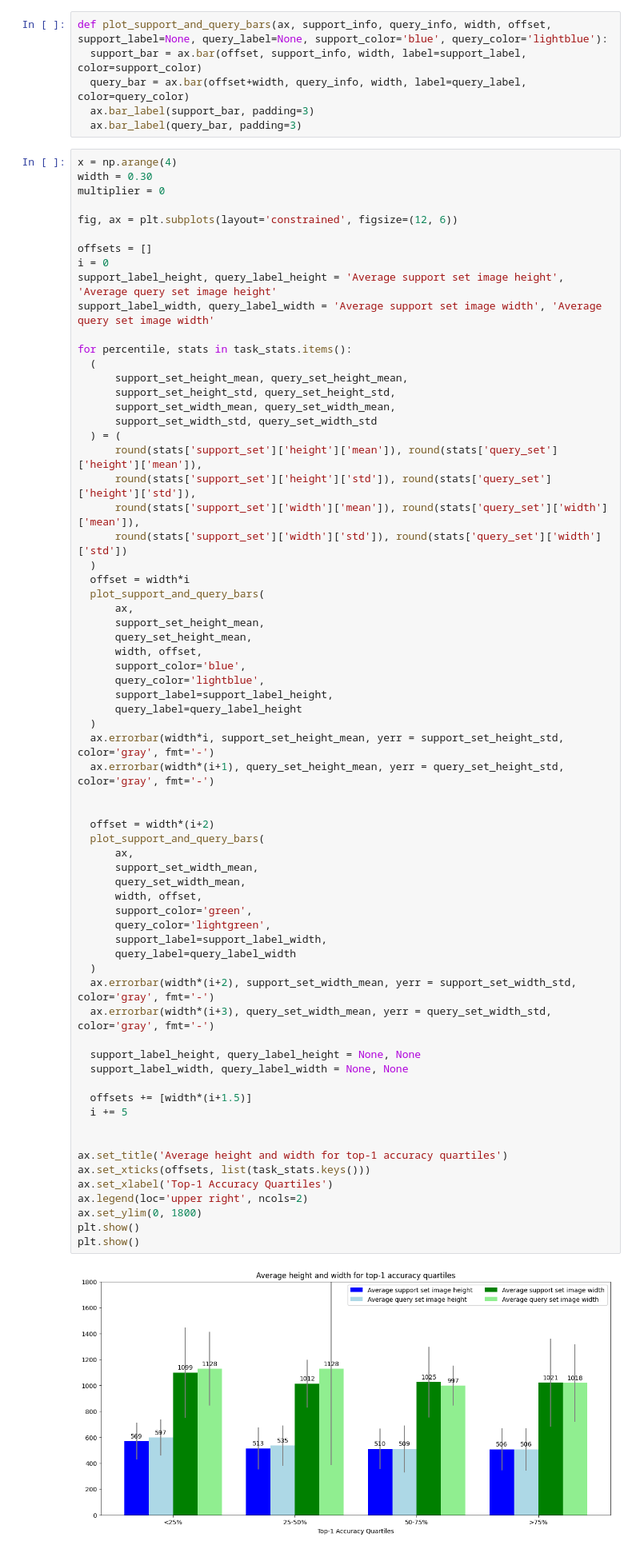
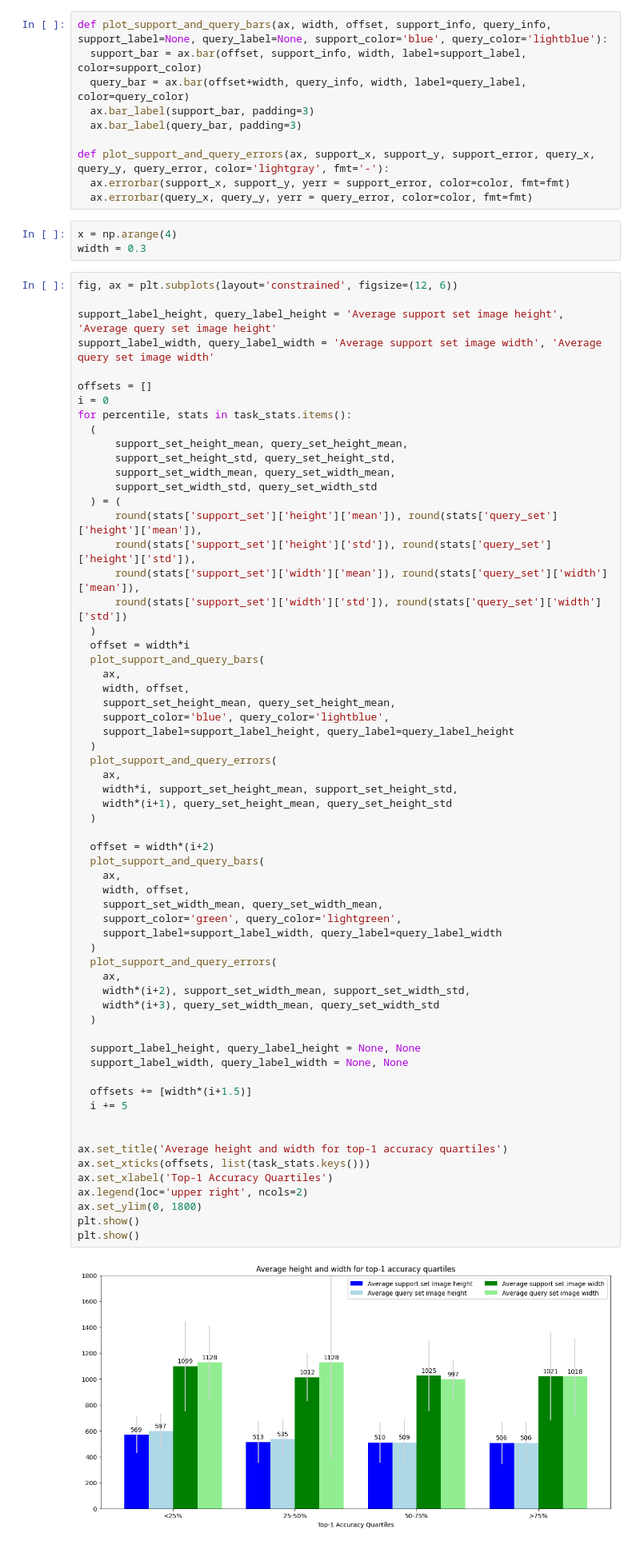
Before and after one commit to jwells52/creating-ai-enabled-systems, a Jupyter notebook: Research Project/notebooks/fsl_experiment3.ipynb, the cells around one changed output. Shown at 80% size. Cells and saved outputs as stored; diff of their text form.

```diff
--- a/Research Project/notebooks/fsl_experiment3.ipynb
+++ b/Research Project/notebooks/fsl_experiment3.ipynb
@@ -260,21 +262,24 @@ for percentile, sets in task_images.items():
 # %%
-def plot_support_and_query_bars(ax, support_info, query_info, width, offset, support_label=None, query_label=None, support_color='blue', query_color='lightblue'):
+def plot_support_and_query_bars(ax, width, offset, support_info, query_info, support_label=None, query_label=None, support_color='blue', query_color='lightblue'):
   support_bar = ax.bar(offset, support_info, width, label=support_label, color=support_color)
   query_bar = ax.bar(offset+width, query_info, width, label=query_label, color=query_color)
   ax.bar_label(support_bar, padding=3)
   ax.bar_label(query_bar, padding=3)
+
+def plot_support_and_query_errors(ax, support_x, support_y, support_error, query_x, query_y, query_error, color='lightgray', fmt='-'):
+  ax.errorbar(support_x, support_y, yerr = support_error, color=color, fmt=fmt)
+  ax.errorbar(query_x, query_y, yerr = query_error, color=color, fmt=fmt)
+# %%
+x = np.arange(4)
+width = 0.3
 # %%
-x = np.arange(4)
-width = 0.30
-multiplier = 0
+fig, ax = plt.subplots(layout='constrained', figsize=(12, 6))
 
-fig, ax = plt.subplots(layout='constrained', figsize=(12, 6))
+support_label_height, query_label_height = 'Average support set image height', 'Average query set image height'
+support_label_width, query_label_width = 'Average support set image width', 'Average query set image width'
 
 offsets = []
 i = 0
-support_label_height, query_label_height = 'Average support set image height', 'Average query set image height'
-support_label_width, query_label_width = 'Average support set image width', 'Average query set image width'
-
 for percentile, stats in task_stats.items():
   (
       support_set_height_mean, query_set_height_mean,
@@ -283,55 +288,54 @@ for percentile, stats in task_stats.items():
       support_set_width_std, query_set_width_std
   ) = (
       round(stats['support_set']['height']['mean']), round(stats['query_set']['height']['mean']),
       round(stats['support_set']['height']['std']), round(stats['query_set']['height']['std']),
       round(stats['support_set']['width']['mean']), round(stats['query_set']['width']['mean']),
       round(stats['support_set']['width']['std']), round(stats['query_set']['width']['std'])
   )
   offset = width*i
   plot_support_and_query_bars(
-      ax,
-      support_set_height_mean,
-      query_set_height_mean,
-      width, offset,
-      support_color='blue',
-      query_color='lightblue',
-      support_label=support_label_height,
-      query_label=query_label_height
+    ax,
+    width, offset,
+    support_set_height_mean, query_set_height_mean,
+    support_color='blue', query_color='lightblue',
+    support_label=support_label_height, query_label=query_label_height
   )
-  ax.errorbar(width*i, support_set_height_mean, yerr = support_set_height_std, color='gray', fmt='-')
-  ax.errorbar(width*(i+1), query_set_height_mean, yerr = query_set_height_std, color='gray', fmt='-')
-
+  plot_support_and_query_errors(
+    ax,
+    width*i, support_set_height_mean, support_set_height_std,
+    width*(i+1), query_set_height_mean, query_set_height_std
+  )
 
   offset = width*(i+2)
   plot_support_and_query_bars(
-      ax,
-      support_set_width_mean,
-      query_set_width_mean,
-      width, offset,
-      support_color='green',
-      query_color='lightgreen',
-      support_label=support_label_width,
-      query_label=query_label_width
+    ax,
+    width, offset,
+    support_set_width_mean, query_set_width_mean,
+    support_color='green', query_color='lightgreen',
+    support_label=support_label_width, query_label=query_label_width
   )
-  ax.errorbar(width*(i+2), support_set_width_mean, yerr = support_set_width_std, color='gray', fmt='-')
-  ax.errorbar(width*(i+3), query_set_width_mean, yerr = query_set_width_std, color='gray', fmt='-')
+  plot_support_and_query_errors(
+    ax,
+    width*(i+2), support_set_width_mean, support_set_width_std,
+    width*(i+3), query_set_width_mean, query_set_width_std
+  )
 
   support_label_height, query_label_height = None, None
   support_label_width, query_label_width = None, None
 
   offsets += [width*(i+1.5)]
   i += 5
 
 
 ax.set_title('Average height and width for top-1 accuracy quartiles')
 ax.set_xticks(offsets, list(task_stats.keys()))
 ax.set_xlabel('Top-1 Accuracy Quartiles')
 ax.legend(loc='upper right', ncols=2)
 ax.set_ylim(0, 1800)
 plt.show()
 plt.show()
 # %% [output]
-[figure, old version]
+[figure, new version]
 # %%
 x = np.arange(4)
 width = 0.30
```
Also changed, not shown: parts of 4 cells of this notebook.
